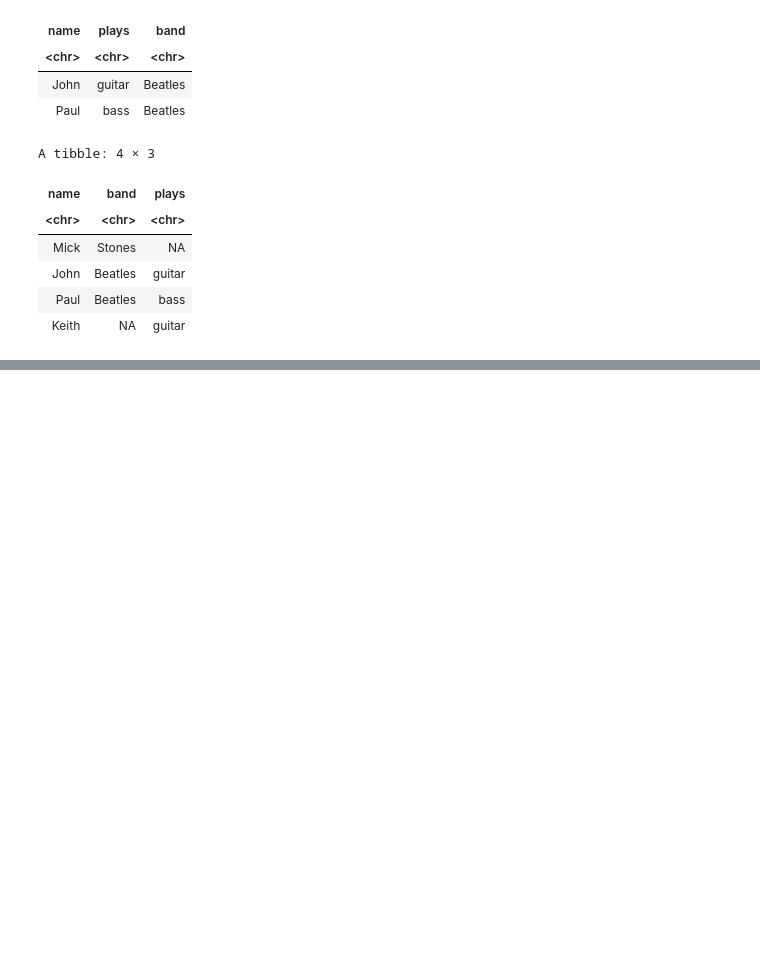
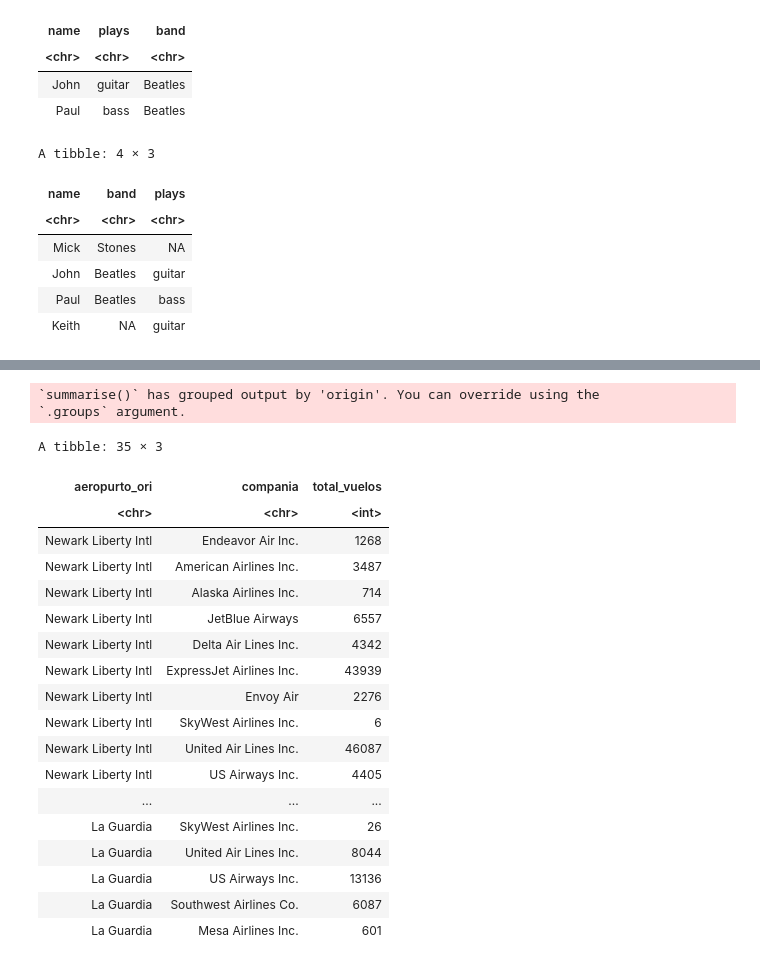
Before and after one commit to majorquev/DBDC_202507_Programacion_en_R_para_ciencia_de_datos, a Jupyter notebook: Clases/Clase3/Clase3_02_manipulacion_de_tablas_II.ipynb, the cells around one changed output, grey strips where cells are left out. Drawn from its saved outputs; the diff is of its cells as text; code cells hidden in the pictures; blank space fills up the shorter version.

```diff
--- a/Clases/Clase3/Clase3_02_manipulacion_de_tablas_II.ipynb
+++ b/Clases/Clase3/Clase3_02_manipulacion_de_tablas_II.ipynb
@@ -196,0 +292,31 @@ perritos
+# %%
+flights %>%
+  group_by(origin, carrier) %>%
+  summarise(total_vuelos = n()) %>%
+  left_join(airports, by = c("origin" = "faa") ) %>% # Ganamos name de airports (nombre de aeropuerto de origen)
+  left_join(airlines, by = "carrier") %>% # aparece name.y (nombre de la compa{ia -carrier-). Además name (de origin) pasó a name.x.
+  rename(aeropurto_ori = name.x, compania = name.y) %>%
+  ungroup() %>% # Nota: si quieren "romper" la estructura de grupos de una tabla ya agrupada con group_by.
+  select(aeropurto_ori,compania,total_vuelos)
+# %% [output]
+`summarise()` has grouped output by 'origin'. You can override using the
+`.groups` argument.
+A tibble: 35 × 3
+| aeropurto_ori | compania | total_vuelos |
+| <chr> | <chr> | <int> |
+| Newark Liberty Intl | Endeavor Air Inc. | 1268 |
+| Newark Liberty Intl | American Airlines Inc. | 3487 |
+| Newark Liberty Intl | Alaska Airlines Inc. | 714 |
+| Newark Liberty Intl | JetBlue Airways | 6557 |
+| Newark Liberty Intl | Delta Air Lines Inc. | 4342 |
+| Newark Liberty Intl | ExpressJet Airlines Inc. | 43939 |
+| Newark Liberty Intl | Envoy Air | 2276 |
+| Newark Liberty Intl | SkyWest Airlines Inc. | 6 |
+| Newark Liberty Intl | United Air Lines Inc. | 46087 |
+| Newark Liberty Intl | US Airways Inc. | 4405 |
+| ... | ... | ... |
+| La Guardia | SkyWest Airlines Inc. | 26 |
+| La Guardia | United Air Lines Inc. | 8044 |
+| La Guardia | US Airways Inc. | 13136 |
+| La Guardia | Southwest Airlines Co. | 6087 |
+| La Guardia | Mesa Airlines Inc. | 601 |
```
Also changed, not shown: parts of 8 cells of this notebook.
